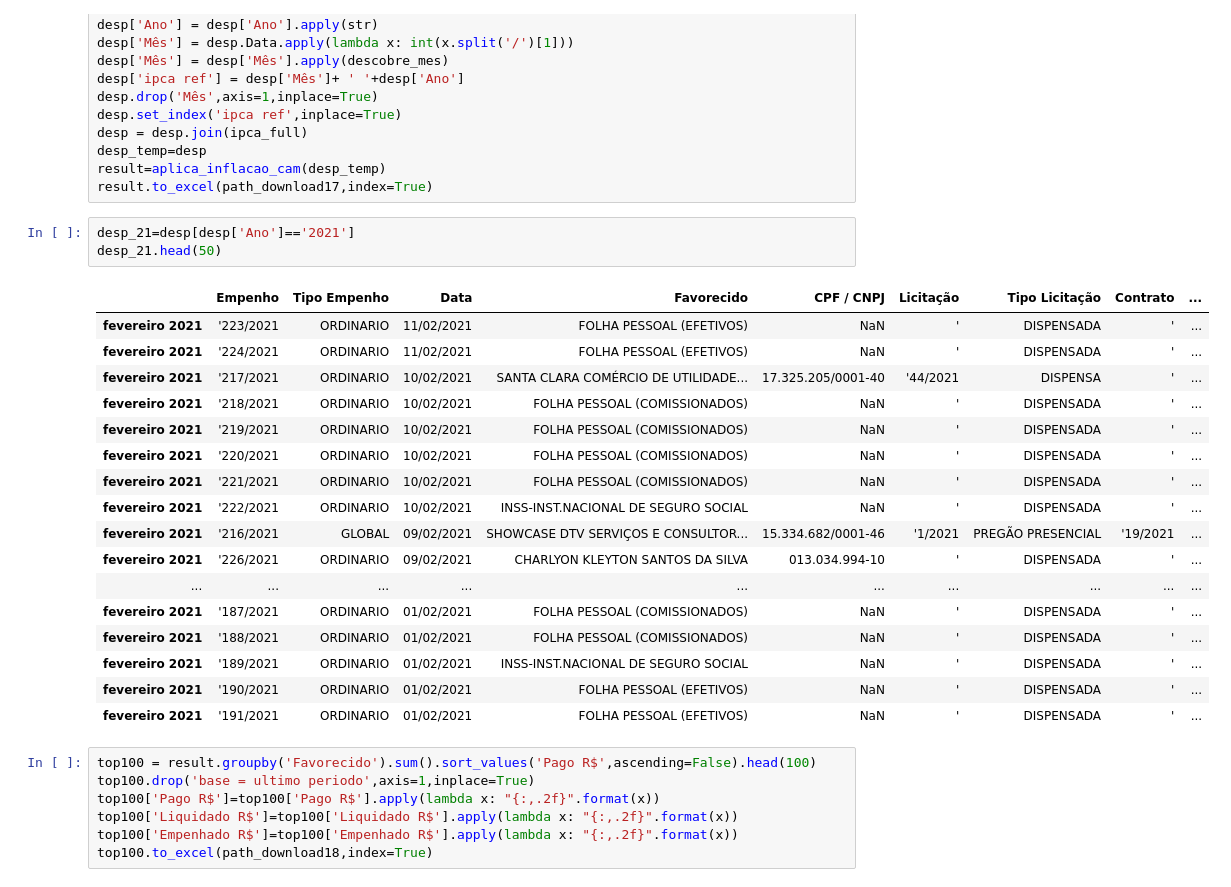
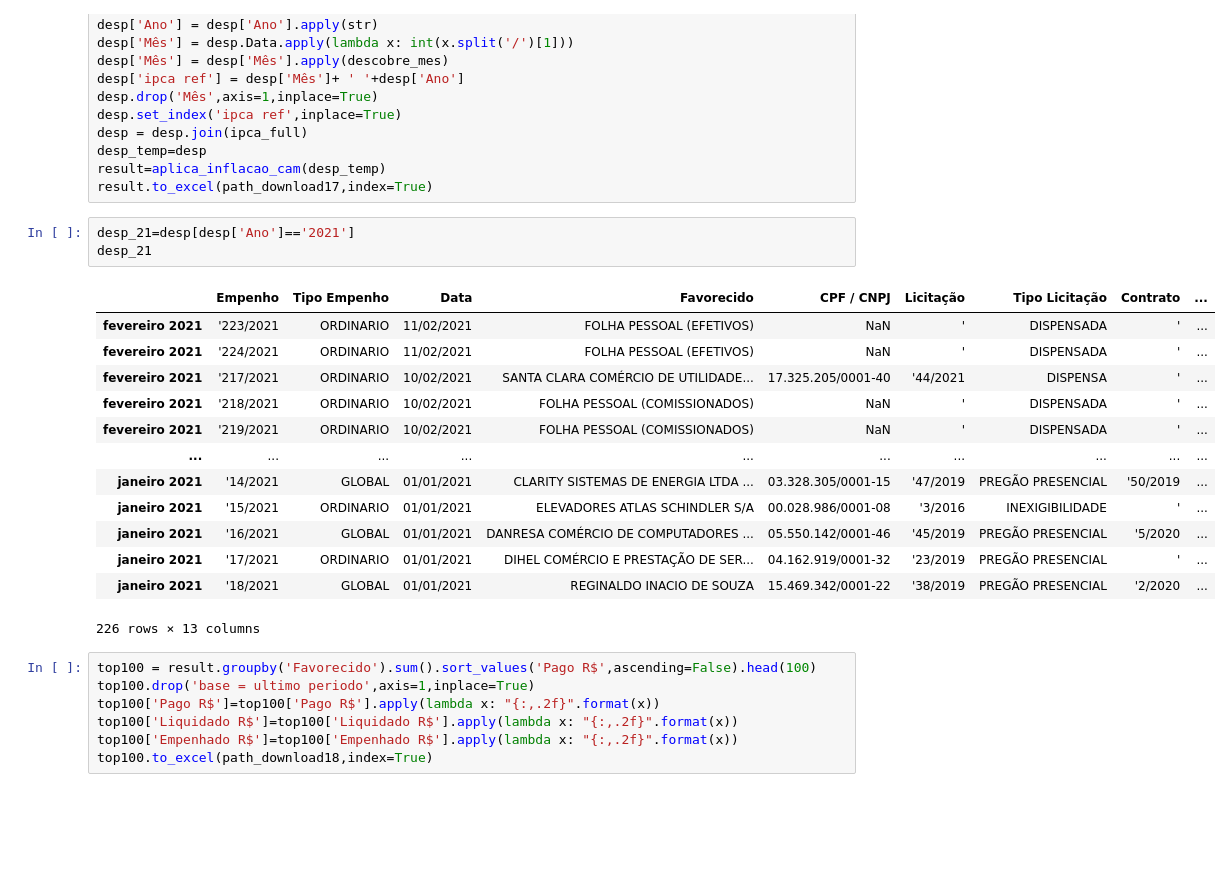
Before and after one commit to yanprada/platform-curiocidades, a Jupyter notebook: notebook/Cria as Tabelas.ipynb, the cells around one changed output. Cells and saved outputs as stored; diff of their text form; blank space fills up the shorter version.

```diff
--- a/notebook/Cria as Tabelas.ipynb
+++ b/notebook/Cria as Tabelas.ipynb
@@ -1754,25 +1639,21 @@ result=aplica_inflacao_cam(desp_temp)
 result.to_excel(path_download17,index=True)
 # %%
 desp_21=desp[desp['Ano']=='2021']
-desp_21.head(50)
+desp_21
 # %% [output]
 |  | Empenho | Tipo Empenho | Data | Favorecido | CPF / CNPJ | Licitação | Tipo Licitação | Contrato | ... |
 | fevereiro 2021 | '223/2021 | ORDINARIO | 11/02/2021 | FOLHA PESSOAL (EFETIVOS) | NaN | ' | DISPENSADA | ' | ... |
 | fevereiro 2021 | '224/2021 | ORDINARIO | 11/02/2021 | FOLHA PESSOAL (EFETIVOS) | NaN | ' | DISPENSADA | ' | ... |
 | fevereiro 2021 | '217/2021 | ORDINARIO | 10/02/2021 | SANTA CLARA COMÉRCIO DE UTILIDADE... | 17.325.205/0001-40 | '44/2021 | DISPENSA | ' | ... |
 | fevereiro 2021 | '218/2021 | ORDINARIO | 10/02/2021 | FOLHA PESSOAL (COMISSIONADOS) | NaN | ' | DISPENSADA | ' | ... |
 | fevereiro 2021 | '219/2021 | ORDINARIO | 10/02/2021 | FOLHA PESSOAL (COMISSIONADOS) | NaN | ' | DISPENSADA | ' | ... |
-| fevereiro 2021 | '220/2021 | ORDINARIO | 10/02/2021 | FOLHA PESSOAL (COMISSIONADOS) | NaN | ' | DISPENSADA | ' | ... |
-| fevereiro 2021 | '221/2021 | ORDINARIO | 10/02/2021 | FOLHA PESSOAL (COMISSIONADOS) | NaN | ' | DISPENSADA | ' | ... |
-| fevereiro 2021 | '222/2021 | ORDINARIO | 10/02/2021 | INSS-INST.NACIONAL DE SEGURO SOCIAL | NaN | ' | DISPENSADA | ' | ... |
-| fevereiro 2021 | '216/2021 | GLOBAL | 09/02/2021 | SHOWCASE DTV SERVIÇOS E CONSULTOR... | 15.334.682/0001-46 | '1/2021 | PREGÃO PRESENCIAL | '19/2021 | ... |
-| fevereiro 2021 | '226/2021 | ORDINARIO | 09/02/2021 | CHARLYON KLEYTON SANTOS DA SILVA | 013.034.994-10 | ' | DISPENSADA | ' | ... |
 | ... | ... | ... | ... | ... | ... | ... | ... | ... | ... |
-| fevereiro 2021 | '187/2021 | ORDINARIO | 01/02/2021 | FOLHA PESSOAL (COMISSIONADOS) | NaN | ' | DISPENSADA | ' | ... |
-| fevereiro 2021 | '188/2021 | ORDINARIO | 01/02/2021 | FOLHA PESSOAL (COMISSIONADOS) | NaN | ' | DISPENSADA | ' | ... |
-| fevereiro 2021 | '189/2021 | ORDINARIO | 01/02/2021 | INSS-INST.NACIONAL DE SEGURO SOCIAL | NaN | ' | DISPENSADA | ' | ... |
-| fevereiro 2021 | '190/2021 | ORDINARIO | 01/02/2021 | FOLHA PESSOAL (EFETIVOS) | NaN | ' | DISPENSADA | ' | ... |
-| fevereiro 2021 | '191/2021 | ORDINARIO | 01/02/2021 | FOLHA PESSOAL (EFETIVOS) | NaN | ' | DISPENSADA | ' | ... |
+| janeiro 2021 | '14/2021 | GLOBAL | 01/01/2021 | CLARITY SISTEMAS DE ENERGIA LTDA ... | 03.328.305/0001-15 | '47/2019 | PREGÃO PRESENCIAL | '50/2019 | ... |
+| janeiro 2021 | '15/2021 | ORDINARIO | 01/01/2021 | ELEVADORES ATLAS SCHINDLER S/A | 00.028.986/0001-08 | '3/2016 | INEXIGIBILIDADE | ' | ... |
+| janeiro 2021 | '16/2021 | GLOBAL | 01/01/2021 | DANRESA COMÉRCIO DE COMPUTADORES ... | 05.550.142/0001-46 | '45/2019 | PREGÃO PRESENCIAL | '5/2020 | ... |
+| janeiro 2021 | '17/2021 | ORDINARIO | 01/01/2021 | DIHEL COMÉRCIO E PRESTAÇÃO DE SER... | 04.162.919/0001-32 | '23/2019 | PREGÃO PRESENCIAL | ' | ... |
+| janeiro 2021 | '18/2021 | GLOBAL | 01/01/2021 | REGINALDO INACIO DE SOUZA | 15.469.342/0001-22 | '38/2019 | PREGÃO PRESENCIAL | '2/2020 | ... |
+226 rows × 13 columns
 # %%
 top100 = result.groupby('Favorecido').sum().sort_values('Pago R$',ascending=False).head(100)
 top100.drop('base = ultimo periodo',axis=1,inplace=True)
```
Also changed, not shown: parts of 25 cells of this notebook, 30 other files.
